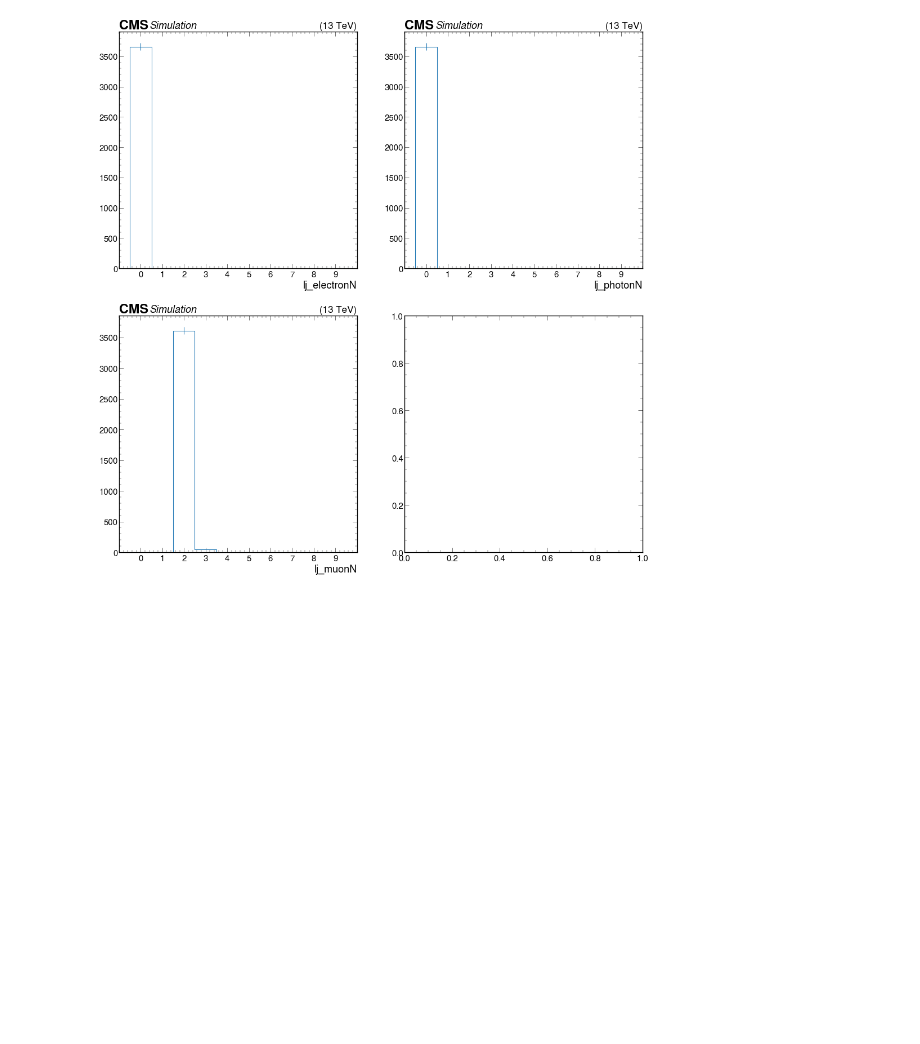
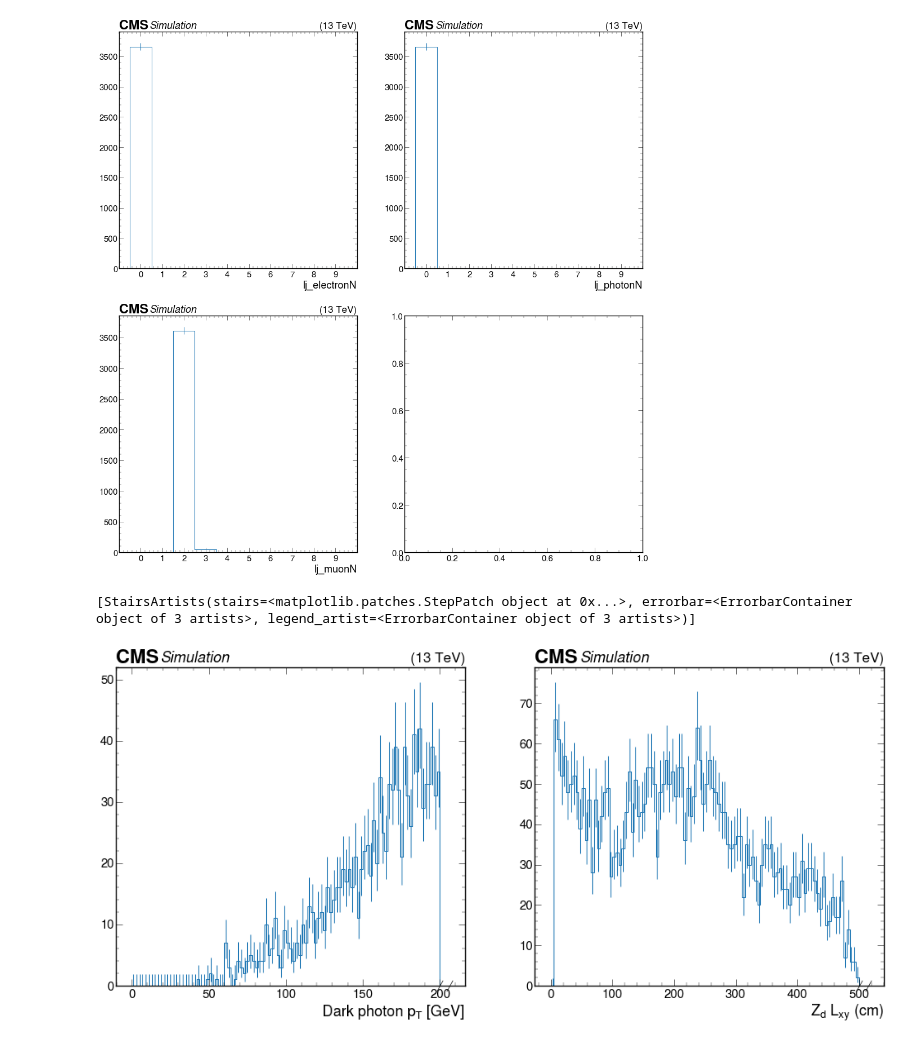
Before and after one commit to yfv2ev/SIDM, a Jupyter notebook: sidm/test_notebooks/test_llpnanoaod.ipynb, the cells around one changed output. Saved outputs shown, nothing was run; the diff lists cells and outputs as text; code cells hidden in the pictures; blank space fills up the shorter version.

```diff
--- a/sidm/test_notebooks/test_llpnanoaod.ipynb
+++ b/sidm/test_notebooks/test_llpnanoaod.ipynb
@@ -20,10 +20,10 @@ utilities.set_plot_style()
 %matplotlib inline
 # %%
 samples = [
-    '4mu_500GeV_5GeV_0p08mm',
+    '4mu_500GeV_5p0GeV_0p08mm',
     #'2mu2e_500GeV_5GeV_0p08mm',
 ]
-fileset = utilities.make_fileset(samples, "llpNanoAOD_v2")
+fileset = utilities.make_fileset(samples, "llpNanoAOD_v2", max_files=1)
 # create events collection from single file
 fname = fileset[samples[0]][0]
 print(fname)
@@ -187,7 +210,7 @@ runner = processor.Runner(
     executor=processor.IterativeExecutor(),
     #executor=processor.FuturesExecutor(),
     schema=NanoAODSchema,
-    # maxchunks=1,
+    maxchunks=1,
 )
 
 p = sidm_processor.SidmProcessor(
@@ -195,10 +218,10 @@ p = sidm_processor.SidmProcessor(
         #"llpnano",
         "4mu",
     ],
-    ["base"],
+    ["base_plus_gen"],
     lj_reco_choices=["0.4"],
     llpnanoaod=True,
-    verbose=True,
+    #verbose=True,
 )
 
 output = runner.run(fileset, treename='Events', processor_instance=p)
@@ -254,3 +294,12 @@ utilities.plot(hists["lj_muonN"]["4mu", :])
 # %% [output]
 [StairsArtists(stairs=<matplotlib.patches.StepPatch object at 0x...>, errorbar=<ErrorbarContainer object of 3 artists>, legend_artist=<ErrorbarContainer object of 3 artists>)]
 [figure]
+# %%
+plt.subplots(1, 2, figsize=(24, 10))
+plt.subplot(1, 2, 1)
+utilities.plot(hists["genA_pt"]["4mu", :])
+plt.subplot(1, 2, 2)
+utilities.plot(hists["genA_lxy"]["4mu", :])
+# %% [output]
+[StairsArtists(stairs=<matplotlib.patches.StepPatch object at 0x...>, errorbar=<ErrorbarContainer object of 3 artists>, legend_artist=<ErrorbarContainer object of 3 artists>)]
+[figure, added]
```
Also changed, not shown: parts of 6 cells of this notebook, 1 other file.
